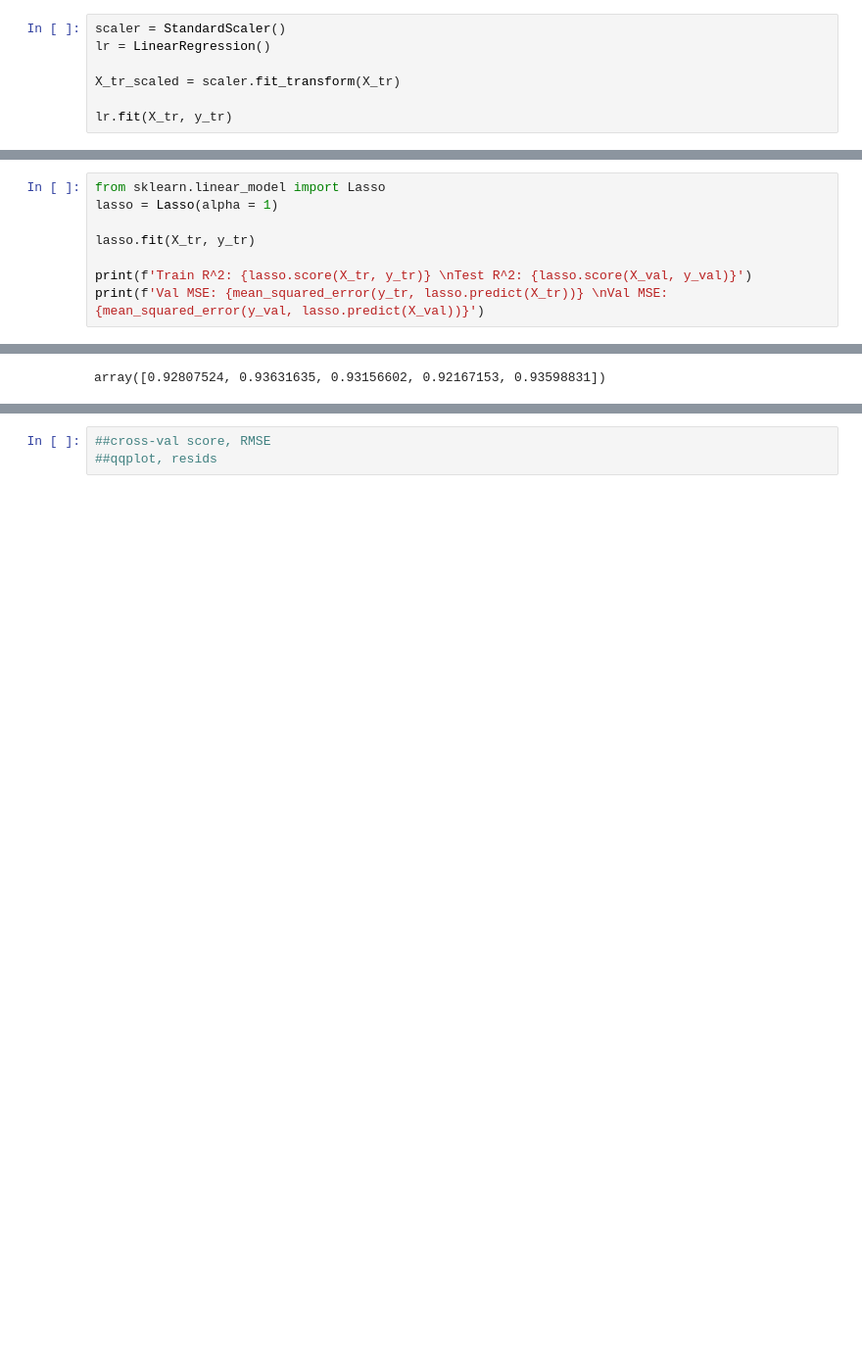
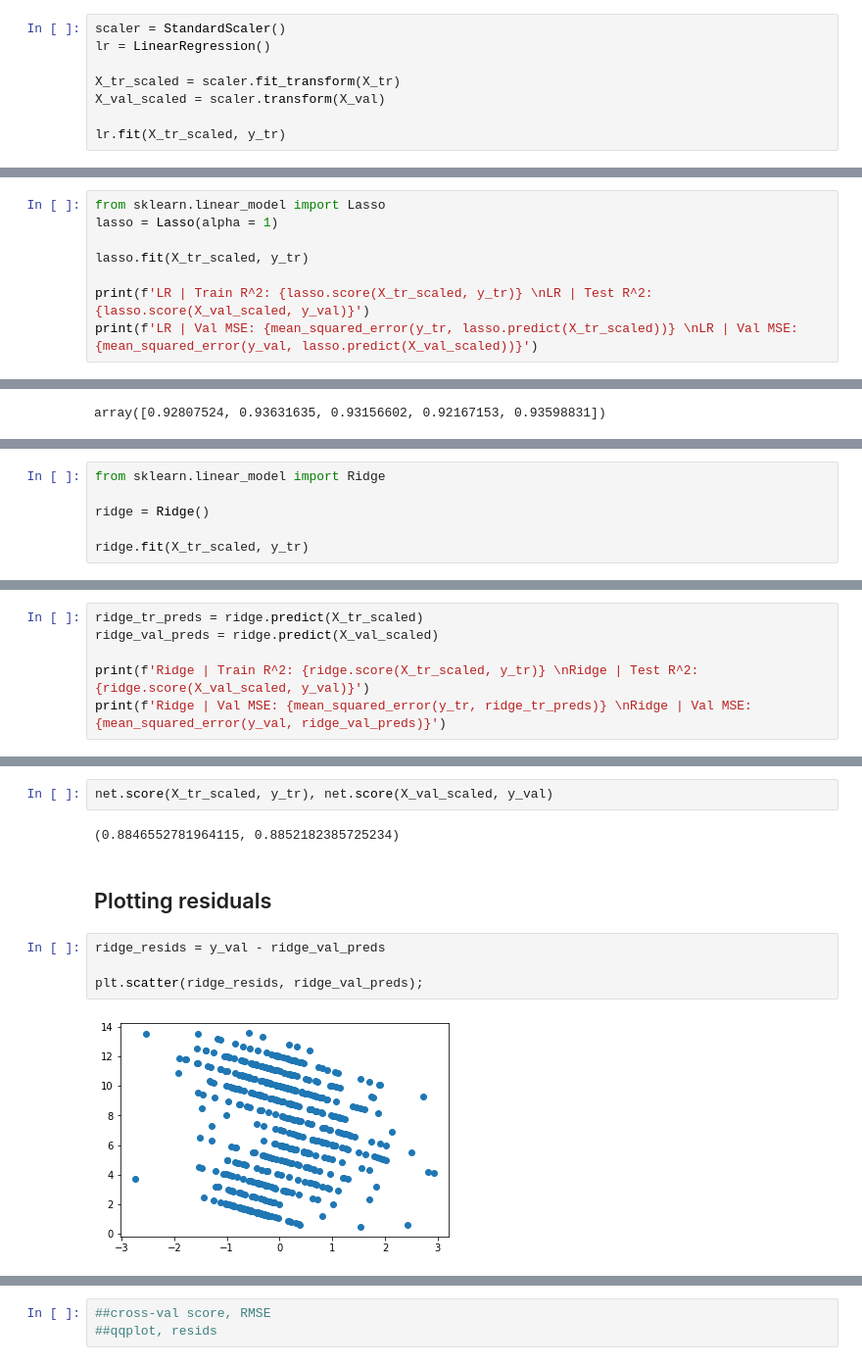
Before and after one commit to sglibova/chart-difficulty-with-machine-learning, a Jupyter notebook: chart_difficulty.ipynb, the cells around one changed output, grey strips where cells are left out. Shown: that part at 98% size. Cells and saved outputs as stored; diff of their text form; blank space fills up the shorter version.

```diff
--- a/chart_difficulty.ipynb
+++ b/chart_difficulty.ipynb
@@ -544,8 +544,9 @@ scaler = StandardScaler()
 lr = LinearRegression()
 
 X_tr_scaled = scaler.fit_transform(X_tr)
+X_val_scaled = scaler.transform(X_val)
 
-lr.fit(X_tr, y_tr)
+lr.fit(X_tr_scaled, y_tr)
 # %% [output]
 LinearRegression()
 # %%
@@ -640,8 +642,8 @@ array([ 1.13788615e-02,  8.41686600e-03, -4.65716080e-02,  2.87288196e-03,
 from sklearn.linear_model import Lasso
 lasso = Lasso(alpha = 1)
 
-lasso.fit(X_tr, y_tr)
+lasso.fit(X_tr_scaled, y_tr)
 
-print(f'Train R^2: {lasso.score(X_tr, y_tr)} \nTest R^2: {lasso.score(X_val, y_val)}')
-print(f'Val MSE: {mean_squared_error(y_tr, lasso.predict(X_tr))} \nVal MSE: {mean_squared_error(y_val, lasso.predict(X_val))}')
+print(f'LR | Train R^2: {lasso.score(X_tr_scaled, y_tr)} \nLR | Test R^2: {lasso.score(X_val_scaled, y_val)}')
+print(f'LR | Val MSE: {mean_squared_error(y_tr, lasso.predict(X_tr_scaled))} \nLR | Val MSE: {mean_squared_error(y_val, lasso.predict(X_val_scaled))}')
 # %% [output]
@@ -688,0 +693,6 @@ lasso.score(X_val, y_val)
+# %%
+from sklearn.linear_model import Ridge
+
+ridge = Ridge()
+
+ridge.fit(X_tr_scaled, y_tr)
@@ -688,0 +709,6 @@ lasso.score(X_val, y_val)
+# %%
+ridge_tr_preds = ridge.predict(X_tr_scaled)
+ridge_val_preds = ridge.predict(X_val_scaled)
+
+print(f'Ridge | Train R^2: {ridge.score(X_tr_scaled, y_tr)} \nRidge | Test R^2: {ridge.score(X_val_scaled, y_val)}')
+print(f'Ridge | Val MSE: {mean_squared_error(y_tr, ridge_tr_preds)} \nRidge | Val MSE: {mean_squared_error(y_val, ridge_val_preds)}')
@@ -688,0 +740,12 @@ lasso.score(X_val, y_val)
+# %%
+net.score(X_tr_scaled, y_tr), net.score(X_val_scaled, y_val)
+# %% [output]
+(0.8846552781964115, 0.8852182385725234)
+# %% [markdown]
+## Plotting residuals
+# %%
+ridge_resids = y_val - ridge_val_preds
+
+plt.scatter(ridge_resids, ridge_val_preds);
+# %% [output]
+[figure, added]
```
Also changed, not shown: parts of 45 cells of this notebook.
